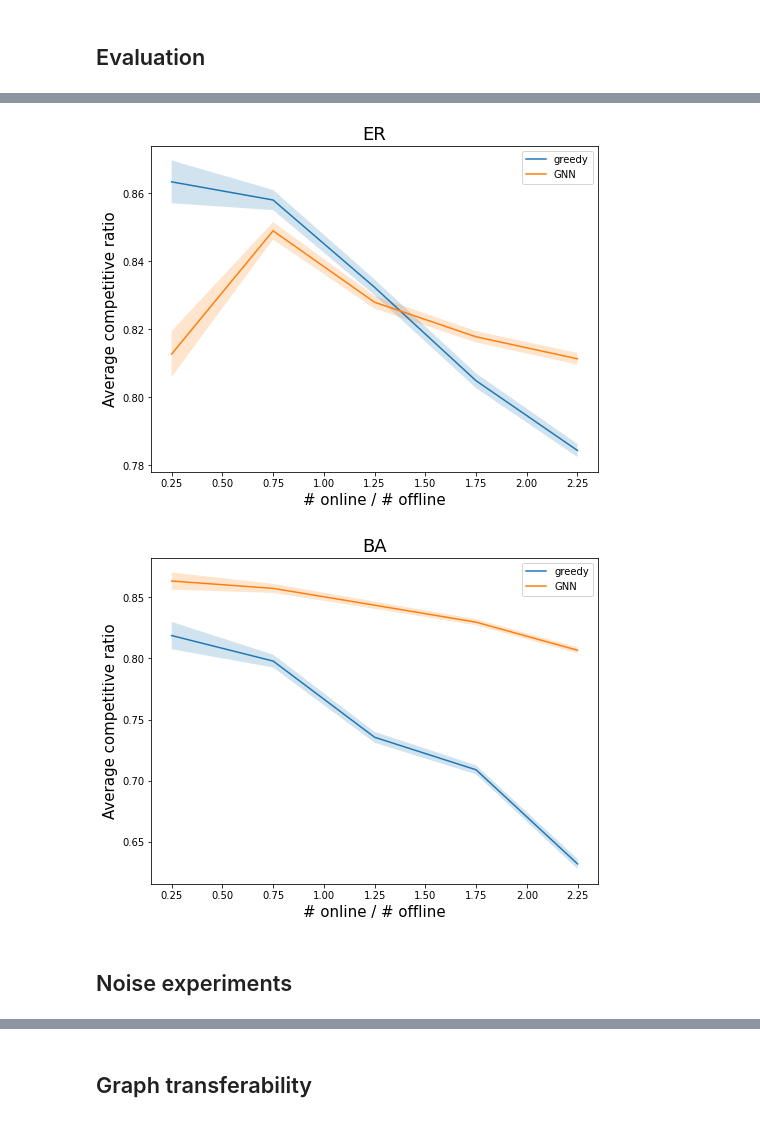
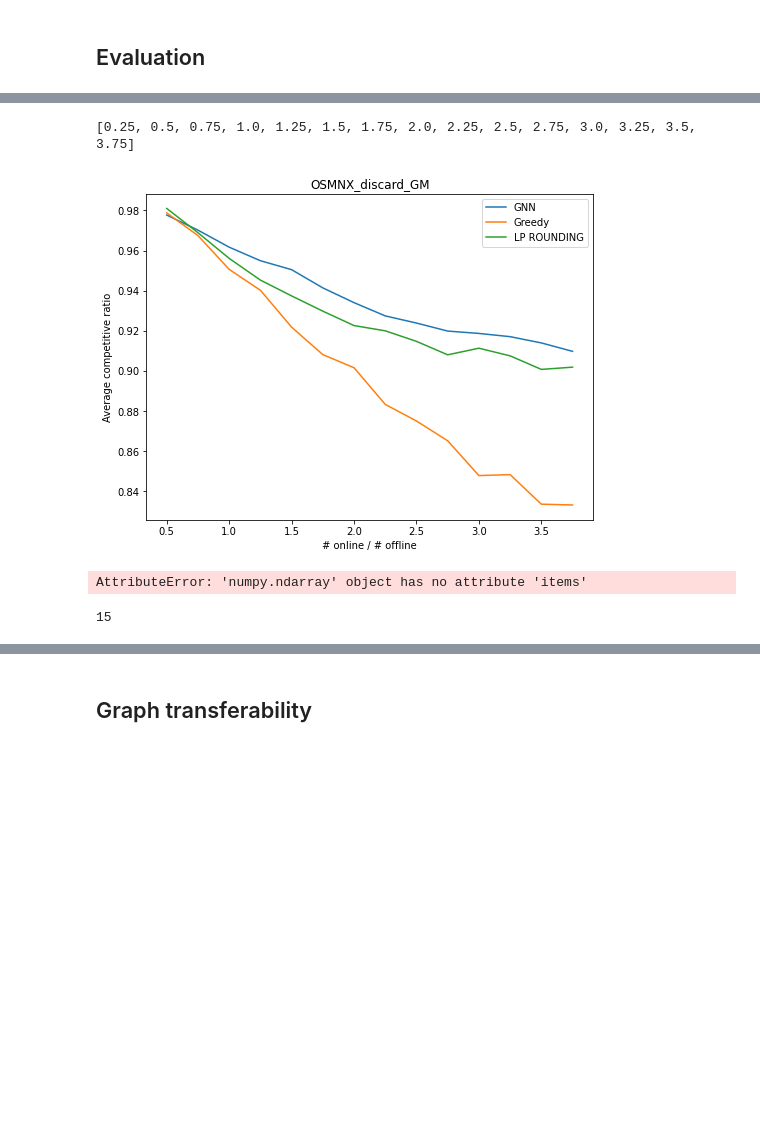
Before and after one commit to anders-wikum/GNN-OBM, a Jupyter notebook: notebooks/base_learner.ipynb, the cells around one changed output, grey strips where cells are left out. Cells and saved outputs as stored; diff of their text form; code cells hidden in the pictures; blank space fills up the shorter version.

```diff
--- a/notebooks/base_learner.ipynb
+++ b/notebooks/base_learner.ipynb
@@ -509,7 +704,43 @@ for graph_config in graph_configs:
+# %%
+import matplotlib.pyplot as plt
+ratios = [x/y for (x,y) in node_configs]
+print(ratios)
+for city, comp_ratios in data.items():
+    greedy_avg_ratios = []
+    thresholded_greedy_avg_ratios = []
+    gnn_avg_ratios = []
+    lp_match_avg_ratios = []
+
+
+    for trial_ratios in comp_ratios:
+        gnn_avg_ratios.append(np.array(trial_ratios[0]).mean())
+        #thresholded_greedy_avg_ratios.append(np.array(trial_ratios[1]).mean())
+        greedy_avg_ratios.append(np.array(trial_ratios[1]).mean())
+        lp_match_avg_ratios.append(np.array(trial_ratios[2]).mean())
+
+
+    title = f"OSMNX_discard_{city}"
+    fig = plt.figure(figsize=(8,6))
+    plt.title(title)
+    plt.plot(ratios, gnn_avg_ratios, label='GNN')
+    #plt.plot(ratios, thresholded_greedy_avg_ratios, label='Thresholded Greedy')
+    plt.plot(ratios, greedy_avg_ratios, label='Greedy')
+    plt.plot(ratios, lp_match_avg_ratios, label='LP ROUNDING')
+    plt.xlabel('# online / # offline')
+    plt.ylabel('Average competitive ratio')
+    plt.legend()
+    #plt.savefig(f"data/{title}.png")
+    plt.show()
+# %% [output]
+[0.25, 0.5, 0.75, 1.0, 1.25, 1.5, 1.75, 2.0, 2.25, 2.5, 2.75, 3.0, 3.25, 3.5, 3.75]
+[figure, added]
 # %%
 from util import _plot_approx_ratios
-_plot_approx_ratios(ratios, data, lambda graph_type: graph_type, confidence = 0.95)
+_plot_approx_ratios(ratios, data, lambda graph_type: "GM", confidence=0.95)
 # %% [output]
-[figure, removed]
-[figure, removed]
+AttributeError: 'numpy.ndarray' object has no attribute 'items'
+# %%
+len(data['GM'])
+# %% [output]
+15
 # %%
@@ -540,2 +780,0 @@ for graph_type, comp_ratios in data.items():
-# %% [markdown]
-## Noise experiments
```
Also changed, not shown: parts of 35 cells of this notebook, 7 other files.
